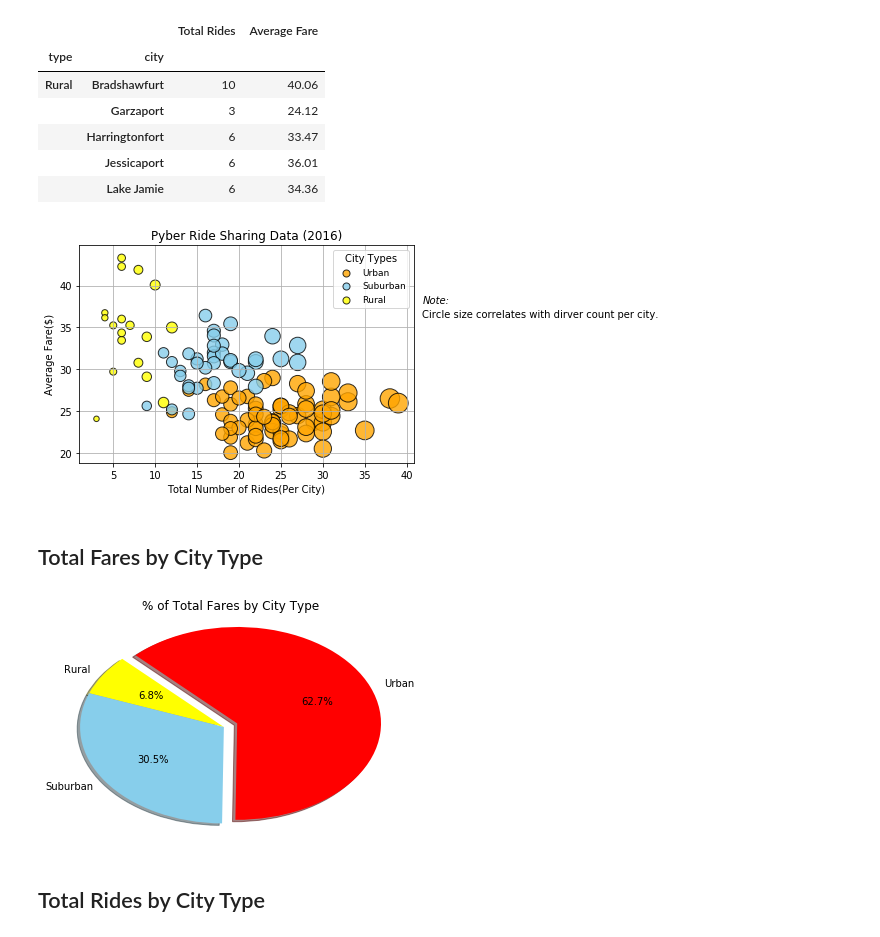
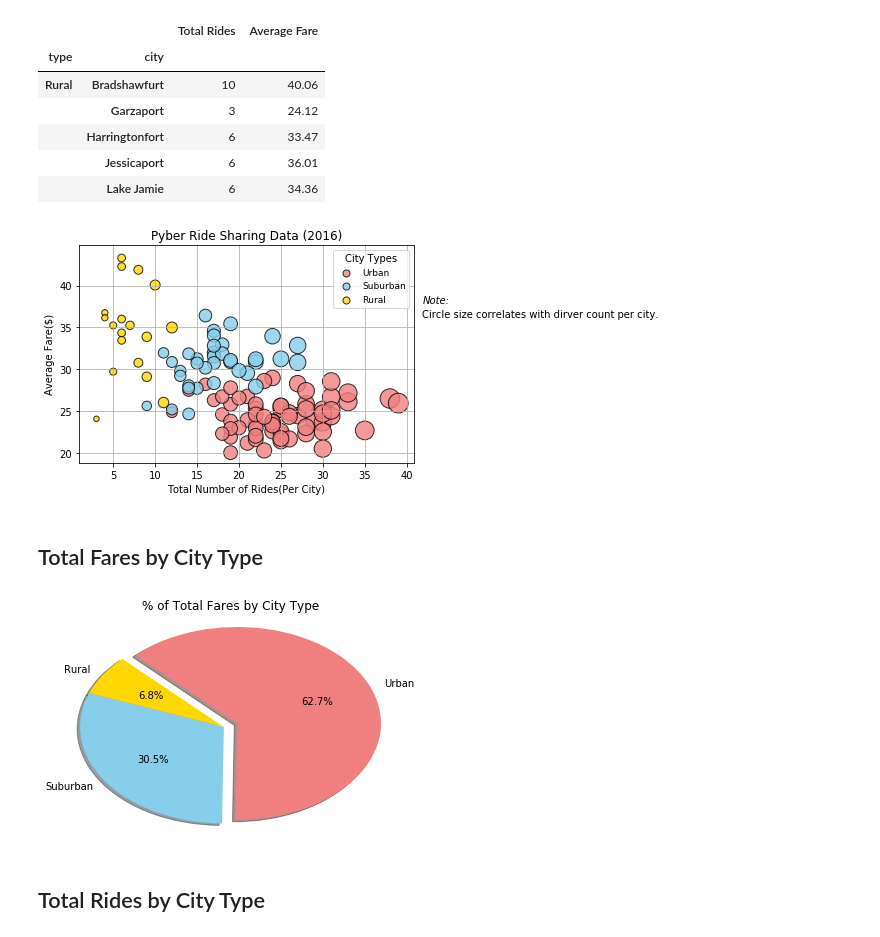
Before and after one commit to abdul-hashim/Matplotlib-Projects, a Jupyter notebook: Pyber/pyber_starter.ipynb, the cells around one changed output. Saved outputs shown, nothing was run; the diff lists cells and outputs as text; code cells hidden in the pictures.

Commit message:
Fixed colors and added Conclusions

```diff
--- a/Pyber/pyber_starter.ipynb
+++ b/Pyber/pyber_starter.ipynb
@@ -51,10 +51,10 @@ rides_fares_df.head()
 |  | Lake Jamie | 6 | 34.36 |
 # %%
 # Incorporate the other graph properties
-plt.scatter(rides_df.loc["Urban"], fare_df.loc["Urban"], marker = "o", color= "Orange", edgecolor= "black", alpha = .8, s= rides_df.loc["Urban"] * 10)
-plt.scatter(rides_df.loc["Suburban"], fare_df.loc["Suburban"], marker = "o", color= "skyblue", edgecolor= "black", alpha = .8, s= rides_df.loc["Suburban"] * 10)
-plt.scatter(rides_df.loc["Rural"], fare_df.loc["Rural"], marker = "o", color= "Yellow", edgecolor= "black", alpha = .8, s= rides_df.loc["Rural"]* 10)
-
+plt.scatter(rides_df.loc["Urban"], fare_df.loc["Urban"], marker = "o", color= "Lightcoral", edgecolor= "black", alpha = .8, s= rides_df.loc["Urban"] * 10)
+plt.scatter(rides_df.loc["Suburban"], fare_df.loc["Suburban"], marker = "o", color= "Skyblue", edgecolor= "black", alpha = .8, s= rides_df.loc["Suburban"] * 10)
+plt.scatter(rides_df.loc["Rural"], fare_df.loc["Rural"], marker = "o", color= "Gold", edgecolor= "black", alpha = .8, s= rides_df.loc["Rural"]* 10)
+#Gold, Light Sky Blue, and Light Coral
 # Incorporate a text label regarding circle size
 
 plt.figtext(x= .92, y= .68, s="Note:", fontstyle="oblique")
@@ -77,7 +77,7 @@ plt.ylabel("Average Fare($)")
 plt.savefig("Images/Pyber Ride Sharing Data 2016.png")
 plt.show()
 # %% [output]
-[figure, old version]
+[figure, new version]
 # %% [markdown]
 ## Total Fares by City Type
 # %%
@@ -86,35 +86,35 @@ Fare_Total_df = df.groupby("type")["fare"].sum()
 Fare_Total_df = pd.DataFrame(Fare_Total_df)
 Fare_Sum = Fare_Total_df["fare"].sum()
 Fare_Total_df["Fare Percent"] = (Fare_Total_df["fare"] / Fare_Sum * 100).round(1)
 Fare_Total_df
 
 # Build Pie Chart
 
 # Labels for the sections of our pie chart
 labels = ["Rural", "Suburban", "Urban"]
 
 # The values of each section of the pie chart
 sizes = Fare_Total_df["Fare Percent"]
 
 # The colors of each section of the pie chart
-colors = ["Yellow", "Skyblue", "Red"]
+colors = ["Gold", "Skyblue", "Lightcoral"]
 
 # Tells matplotlib to seperate the "Urban" section from the others
 explode = (0, 0, 0.1)
 
 # Displays the Pie chart
 plt.pie(sizes, explode=explode, labels=labels, colors=colors,
         autopct="%1.1f%%", shadow=True, startangle=135)
 
 
 plt.axis("tight")
 plt.title("% of Total Fares by City Type")
 
 # Save and show Figure
 plt.savefig("Images/Total_Fares_by_City_Type.png")
 plt.show()
 # %% [output]
-[figure, old version]
+[figure, new version]
 # %% [markdown]
 ## Total Rides by City Type
 # %%
```
Also changed, not shown: 5 other files.
